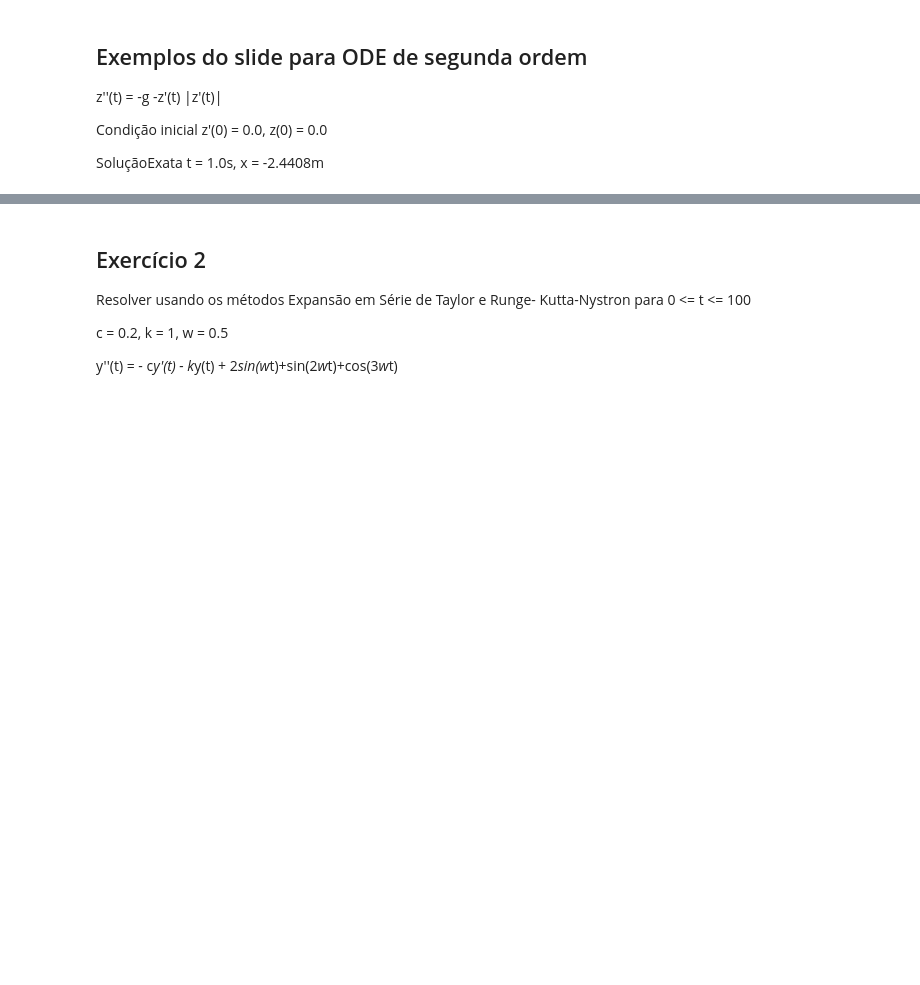
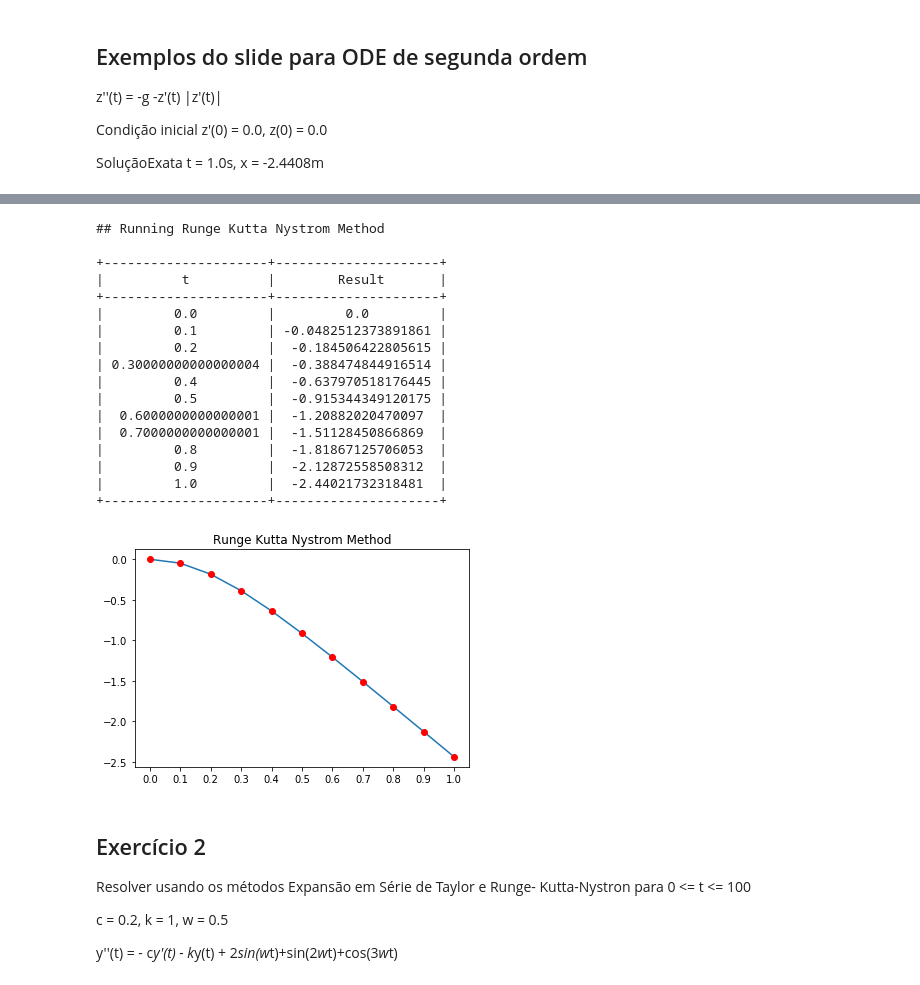
Before and after one commit to johndpope/COC473-computationalAlgebra, a Jupyter notebook: Assignment_3.ipynb, the cells around one changed output, grey strips where cells are left out. Drawn from its saved outputs; the diff is of its cells as text; code cells hidden in the pictures; blank space fills up the shorter version.

```diff
--- a/Assignment_3.ipynb
+++ b/Assignment_3.ipynb
@@ -551,5 +567,24 @@ maximumT = 1.0
 # %%
-#solveSecondOrder(sampleFunction2, deltaT, X0, XX0, maximumT, 1)
+solveSecondOrder(sampleFunction2, deltaT, X0, XX0, maximumT, 1)
+# %% [output]
+## Running Runge Kutta Nystrom Method
+
++---------------------+---------------------+
+|          t          |        Result       |
++---------------------+---------------------+
+|         0.0         |         0.0         |
+|         0.1         | -0.0482512373891861 |
+|         0.2         |  -0.184506422805615 |
+| 0.30000000000000004 |  -0.388474844916514 |
+|         0.4         |  -0.637970518176445 |
+|         0.5         |  -0.915344349120175 |
+|  0.6000000000000001 |  -1.20882020470097  |
+|  0.7000000000000001 |  -1.51128450866869  |
+|         0.8         |  -1.81867125706053  |
+|         0.9         |  -2.12872558508312  |
+|         1.0         |  -2.44021732318481  |
++---------------------+---------------------+
+[figure, added]
 # %% [markdown]
 ## Exercício 2
 
```
Also changed, not shown: parts of 2 cells of this notebook.
